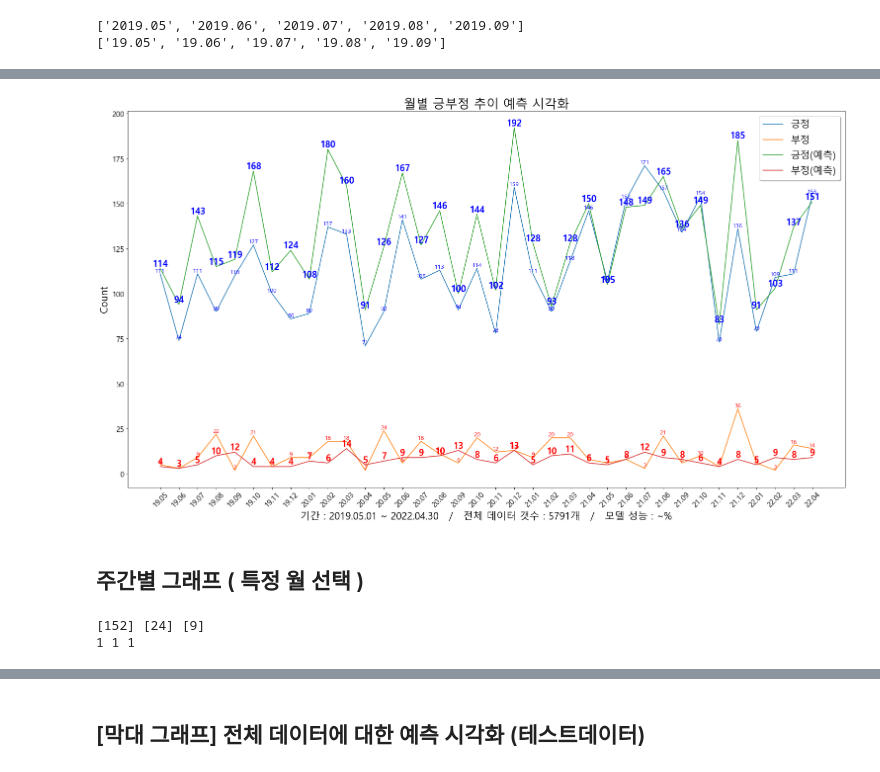
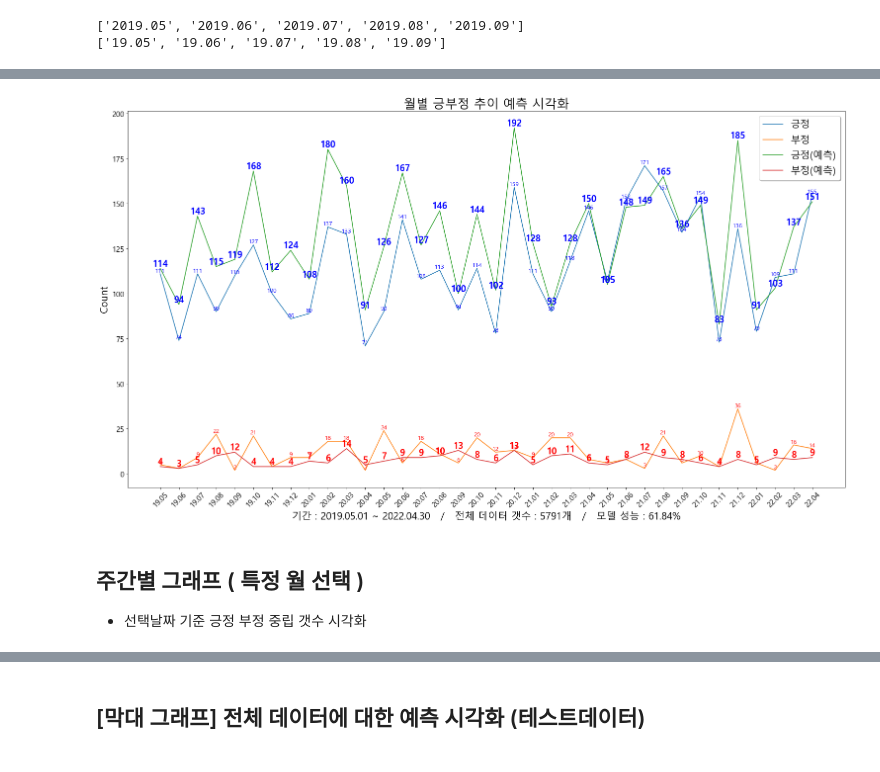
Before and after one commit to ssm-kim/Sentiment_Analysis, a Jupyter notebook: Sentiment Analysis ( Graph Visualization )/Modeling_02 (Mutilclass classification) 긍정, 부정, 중립.ipynb, the cells around one changed output, grey strips where cells are left out. Saved outputs shown, nothing was run; the diff lists cells and outputs as text; code cells hidden in the pictures.

```diff
--- a/Sentiment Analysis ( Graph Visualization )/Modeling_02 (Mutilclass classification) 긍정, 부정, 중립.ipynb
+++ b/Sentiment Analysis ( Graph Visualization )/Modeling_02 (Mutilclass classification) 긍정, 부정, 중립.ipynb
@@ -956,3 +948,5 @@ date_range = x
 # %% [output]
 ['2019.05', '2019.06', '2019.07', '2019.08', '2019.09']
 ['19.05', '19.06', '19.07', '19.08', '19.09']
+# %%
+_eval = model_num.evaluate(X_test, y_test)[1] * 100
@@ -972,37 +1014,39 @@ for i, v in enumerate(x):
 #              horizontalalignment='center', verticalalignment='bottom')
 
     plt.text(v, pos_pre[i], pos_pre[i],
              fontsize = 18, color='blue', # green
              horizontalalignment='center', verticalalignment='bottom', fontweight= 'heavy')
 
     plt.text(v, neg_pre[i], neg_pre[i],
              fontsize = 18, color='red',
              horizontalalignment='center', verticalalignment='bottom', fontweight= 'heavy')
 
 #     plt.text(v, mid_pre[i], mid_pre[i],
 #              fontsize = 18, color='green',
 #              horizontalalignment='center', verticalalignment='bottom', fontweight= 'heavy')
 
 plt.plot(date_range, pos_raw, label = '긍정')
 plt.plot(date_range, neg_raw, label = '부정')# , color='gray')
 # plt.plot(date_range, mid_raw, label = '중립')
 plt.plot(date_range, pos_pre, label = '긍정(예측)')
 plt.plot(date_range, neg_pre, label = '부정(예측)')
 # plt.plot(date_range, mid_pre, label = '중립(예측)')
 
 plt.title('월별 긍부정 추이 예측 시각화', size = 25)
 plt.xticks(rotation = 45, fontsize = 15)
 plt.yticks(fontsize = 15)
-plt.xlabel('기간 : 2019.05.01 ~ 2022.04.30   /   전체 데이터 갯수 : {}개   /   모델 성능 : ~%'.format(len(df_Visualization)), fontsize=20)
+plt.xlabel('기간 : 2019.05.01 ~ 2022.04.30   /   전체 데이터 갯수 : {}개   /   모델 성능 : {:.2f}%'.format(len(df_Visualization), _eval), fontsize=20)
 plt.ylabel('Count', fontsize=20)
 plt.legend(fontsize = 20, shadow=True, loc = 'best')
 
 # 이미지 저장
-plt.savefig('./최종산출물/Mutilclass_line_graph.jpg')
+plt.savefig('./최종산출물/Mutilclass_All_month_graph.jpg')
 plt.show()
 # %% [output]
-[figure, old version]
+[figure, new version]
 # %%
 df_Visualization.to_csv('./최종산출물/Final_DataSet(Mutilclass).csv')
 # %% [markdown]
 ## 주간별 그래프 ( 특정 월 선택 )
+
+- 선택날짜 기준 긍정 부정 중립 갯수 시각화
@@ -1032,30 +1052,0 @@ def add_value(x, y, z):
-# %%
-start_year = df_select_month['year'][0]
-start_month = df_select_month['month'][0]
-pos_pre, neg_pre, mid_pre = [], [], []
-r_cnt1, r_cnt2, r_cnt3 = 0, 0, 0
-# print('연도 : {}, 달 : {}'.format(start_year, start_month))
-for i in range(len(df_select_month)):
-    if (df_select_month['year'][i] == start_year):
-        if start_month == df_select_month['month'][i]:
-            decision(df_select_month['predict_label'][i])
-        else:
-            decision(df_select_month['predict_label'][i])  # 하나의 데이터 누락 추가
-            start_month += 1
-            add_value(pos_pre, mid_pre, neg_pre)
-#             print('긍정 : {} 중립 : {} 부정 : {}'.format(pos_pre, mid_pre, neg_pre))
-#             print('달 : {}'.format(start_month))
-
-    else: # 하나의 데이터 누락
-        if (r_cnt1 >= 0) and (r_cnt2 >= 0) and (r_cnt3 >= 0): # 전년도 12월 긍부정 갯수
-            add_value(pos_pre, mid_pre, neg_pre)
-            print('긍정 : {} 중립 : {} 부정 : {}'.format(pos_pre, mid_pre, neg_pre))
-#         print()
-        start_year += 1
-        start_month = 1 # 1월로 초기화
-#         print('연도 : {}, 달 : {}'.format(start_year, start_month))
-
-print(len(pos_pre), len(mid_pre), len(neg_pre)) # 36개가 떠야함.
-# %% [output]
-[152] [24] [9]
-1 1 1
```
Also changed, not shown: parts of 25 cells of this notebook, 16 other files.
